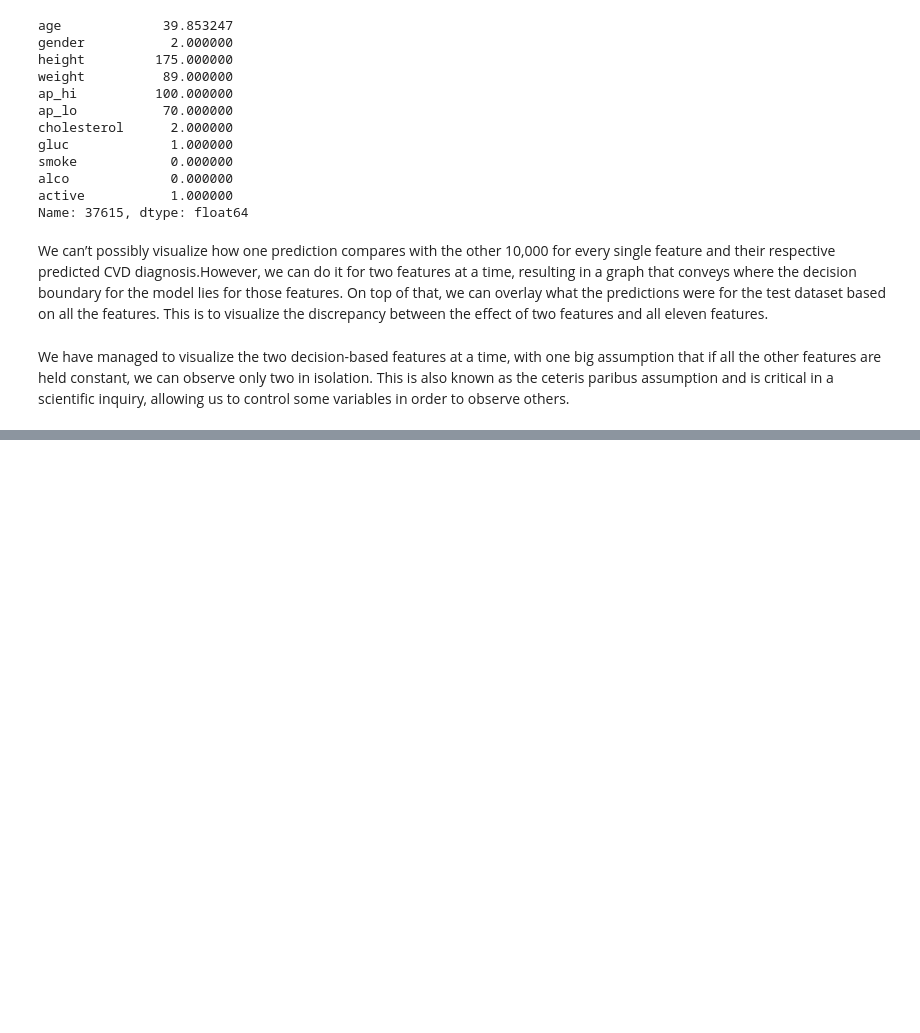
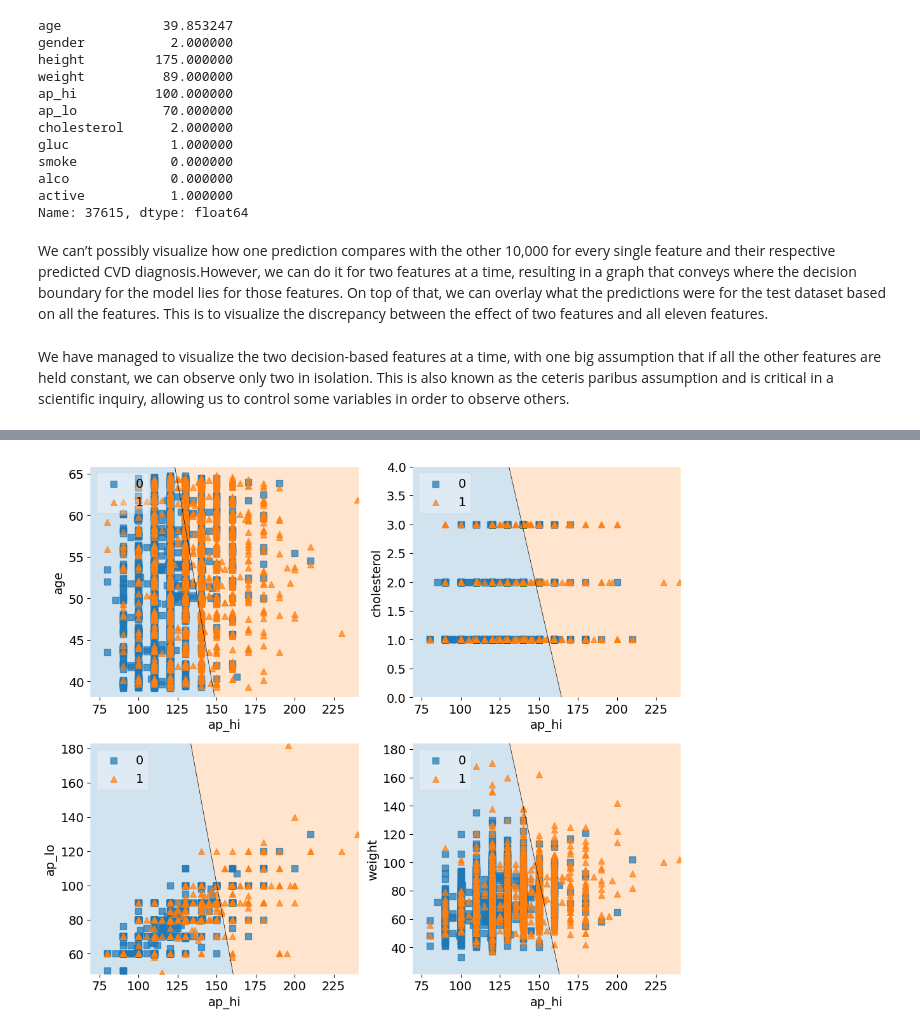
Before and after one commit to Chirag314/Interpretable-machine-learning, a Jupyter notebook: CVD.ipynb, the cells around one changed output, grey strips where cells are left out. Drawn from its saved outputs; the diff is of its cells as text; code cells hidden in the pictures; blank space fills up the shorter version.

```diff
--- a/CVD.ipynb
+++ b/CVD.ipynb
@@ -213,3 +213,20 @@ Name: 37615, dtype: float64
 We can’t possibly visualize how one prediction compares with the other 10,000 for every single feature and their respective predicted CVD diagnosis.However, we can do it for two features at a time, resulting in a graph that conveys where the decision boundary for the model lies for those features. On top of that, we can overlay what the predictions were for the test dataset based on all the features. This is to visualize the discrepancy between the effect of two features and all eleven features.
 # %% [markdown]
 We have managed to visualize the two decision-based features at a time, with one big assumption that if all the other features are held constant, we can observe only two in isolation. This is also known as the ceteris paribus assumption and is critical in a scientific inquiry, allowing us to control some variables in order to observe others.
+# %%
+filler_feature_values = {
+    "age": 30,
+    "gender": 1,
+    "height": 165,
+    "weight": 57,
+    "ap_hi": 110,
+    "ap_lo": 70,
+    "cholesterol": 1,
+    "gluc": 1,
+    "smoke": 0,
+    "alco":0,
+    "active":1
+}
+# %%
+X_highlight=np.reshape(np.concatenate(([1],X_test.iloc[2872].to_numpy())),(1,12))
+print(X_highlight)
@@ -215,0 +261,47 @@ We have managed to visualize the two decision-based features at a time, with one
+# %%
+plt.rcParams.update({'font.size':14})
+fig,axarr=plt.subplots(2,2,figsize=(12,8),sharex=True,sharey=False)
+mldatasets.create_decision_plot(
+    X_test,
+    y_test,
+    log_result,
+    ["ap_hi","age"],
+    None,
+    X_highlight,
+    filler_feature_values,
+    ax=axarr.flat[0]
+)
+mldatasets.create_decision_plot(
+    X_test,
+    y_test,
+    log_result,
+    ['ap_hi','cholesterol'],
+    None,
+    X_highlight,
+    filler_feature_values,
+    ax=axarr.flat[1]
+)
+mldatasets.create_decision_plot(
+    X_test,
+    y_test,
+    log_result,
+    ["ap_hi", "ap_lo"],
+    None,
+    X_highlight,
+    filler_feature_values,
+    ax=axarr.flat[2],
+)
+mldatasets.create_decision_plot(
+    X_test,
+    y_test,
+    log_result,
+    ["ap_hi", "weight"],
+    None,
+    X_highlight,
+    filler_feature_values,
+    ax=axarr.flat[3],
+)
+plt.subplots_adjust(top=1,bottom=0,hspace=0.2,wspace=0.2)
+plt.show()
+# %% [output]
+[figure, added]
```
Also changed, not shown: parts of 6 cells of this notebook.
